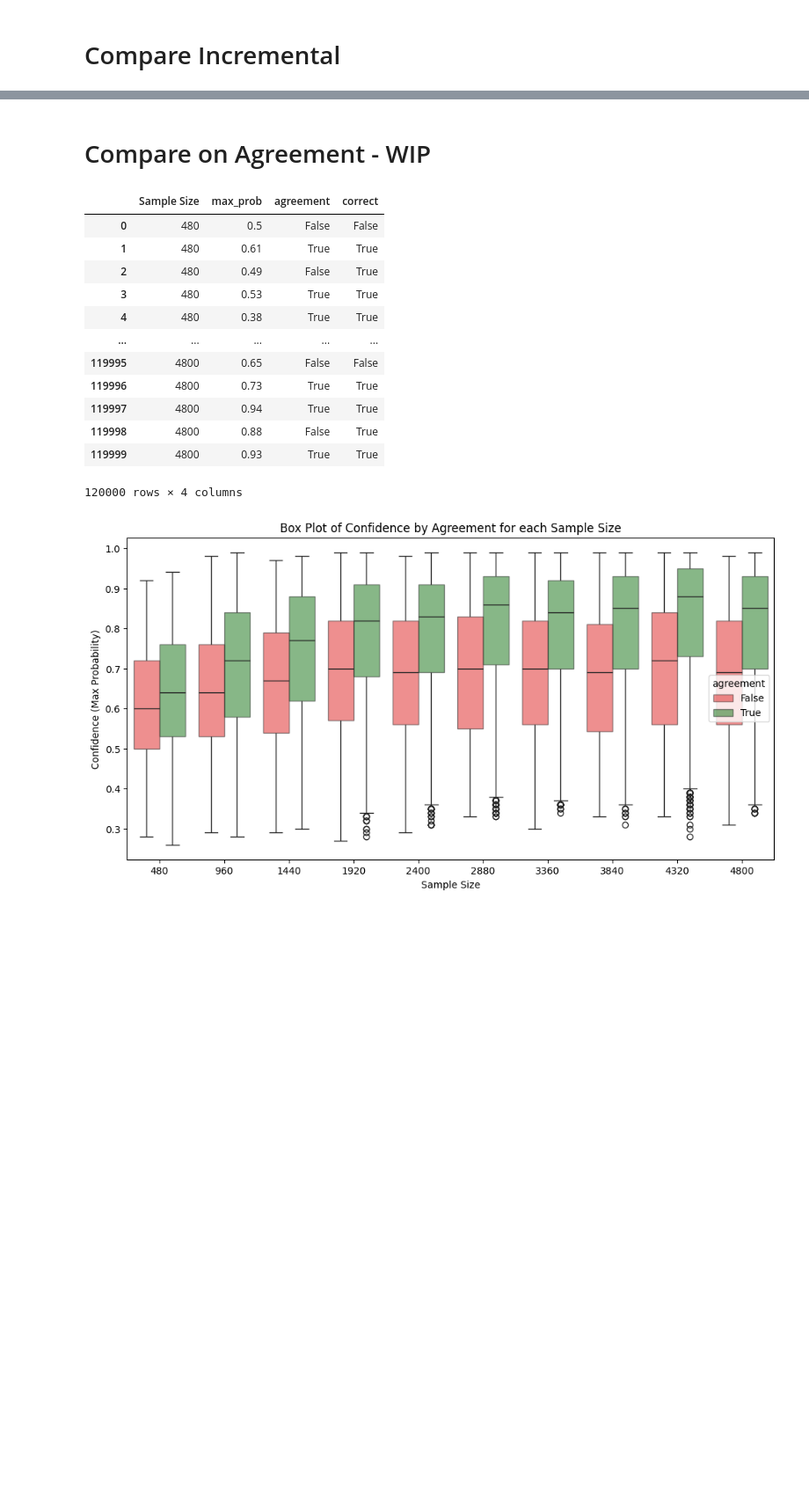
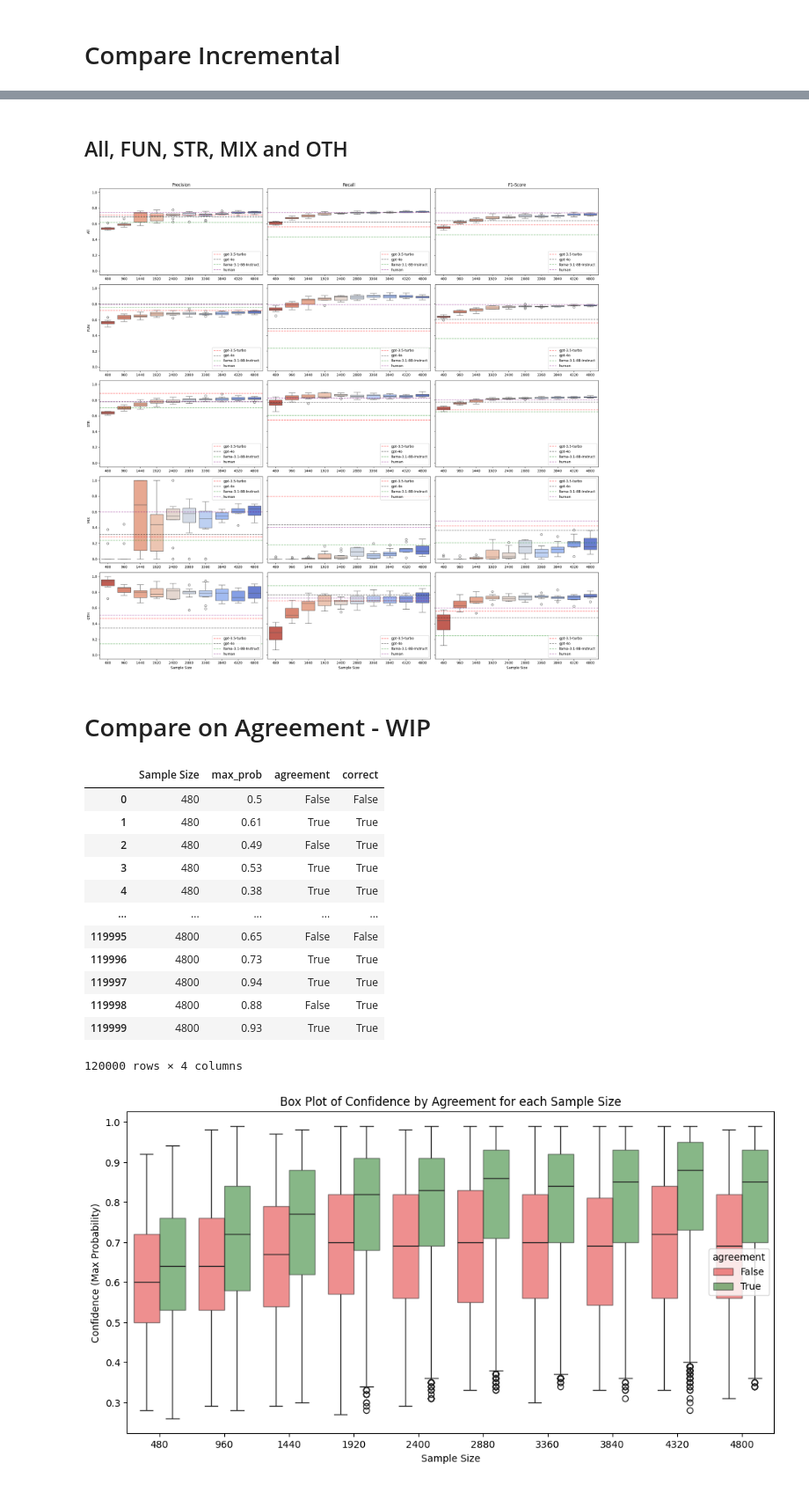
Before and after one commit to Marco-Consoloni/patent-sentence-classification, a Jupyter notebook: evaluate_incremental.ipynb, the cells around one changed output, grey strips where cells are left out. Shown at 88% size. Saved outputs shown, nothing was run; the diff lists cells and outputs as text; code cells hidden in the pictures; blank space fills up the shorter version.

```diff
--- a/evaluate_incremental.ipynb
+++ b/evaluate_incremental.ipynb
@@ -164,3 +146,76 @@ plt.show()
+# %% [markdown]
+## All, FUN, STR, MIX and OTH
+# %%
+df_compare = pd.read_excel('/home/fantoni/patent-sentence-classification/results/comparison_table_classification_new.xlsx')
+
+rows = 5 # All, FUN, STR, MIX, OTH
+cols = 3 # Precision, Recall, F1
+fig, axes = plt.subplots(rows, cols, figsize=(7 * cols, 4 * rows), sharey=True)
+
+y_min = -0.05
+y_max = 1.05
+
+for row_idx, mode in enumerate(['All', 'FUN', 'STR', 'MIX', 'OTH']):
+
+    # Get model metrics
+    # Precision
+    gpt35_precision = df_compare.query(f"model=='gpt-3.5-turbo'")[f'precision_{mode}'].iloc[0]
+    gpt4_precision = df_compare.query(f"model=='gpt-4o'")[f'precision_{mode}'].iloc[0]
+    llama_precision = df_compare.query(f"model=='Llama-3.1-8B-Instruct'")[f'precision_{mode}'].iloc[0]
+    human_precision = df_compare.query(f"model=='human' ")[f'precision_{mode}'].iloc[0]
+
+    # Recall
+    gpt35_recall = df_compare.query(f"model=='gpt-3.5-turbo'")[f'recall_{mode}'].iloc[0]
+    gpt4_recall = df_compare.query(f"model=='gpt-4o'")[f'recall_{mode}'].iloc[0]
+    llama_recall = df_compare.query(f"model=='Llama-3.1-8B-Instruct'")[f'recall_{mode}'].iloc[0]
+    human_recall = df_compare.query(f"model=='human' ")[f'recall_{mode}'].iloc[0]
+
+    # F1
+    gpt35_f1 = df_compare.query(f"model=='gpt-3.5-turbo'")[f'f1_{mode}'].iloc[0]
+    gpt4_f1 = df_compare.query(f"model=='gpt-4o'")[f'f1_{mode}'].iloc[0]
+    llama_f1 = df_compare.query(f"model=='Llama-3.1-8B-Instruct'")[f'f1_{mode}'].iloc[0]
+    human_f1 = df_compare.query(f"model=='human' ")[f'f1_{mode}'].iloc[0]
+
+    # Precision
+    sns.boxplot(x="Sample Size", y=f"Precision_{mode}", palette="coolwarm_r", data=results_df, ax=axes[row_idx, 0])
+    axes[row_idx, 0].set_title('Precision') if row_idx == 0 else axes[row_idx, 0].set_title('')
+    axes[row_idx, 0].set_xlabel('Sample Size') if row_idx == 4 else axes[row_idx, 0].set_xlabel('')
+    axes[row_idx, 0].set_ylim(y_min, y_max)
+    axes[row_idx, 0].set_ylabel(mode)
+    axes[row_idx, 0].axhline(y=gpt35_precision, color='red', linestyle='--', linewidth=1.5, label="gpt-3.5-turbo", alpha=0.5)
+    axes[row_idx, 0].axhline(y=gpt4_precision, color='black', linestyle='--', linewidth=1.5, label="gpt-4o", alpha=0.5)
+    axes[row_idx, 0].axhline(y=llama_precision, color='green', linestyle='--', linewidth=1.5, label="llama-3.1-8B-Instruct", alpha=0.5)
+    axes[row_idx, 0].axhline(y=human_precision, color='purple', linestyle='--', linewidth=1.5, label="human", alpha=0.5)
+    axes[row_idx, 0].legend(loc="lower right") if mode != 'MIX' else axes[row_idx, 0].legend(loc="upper right")
+
+    # Recall
+    sns.boxplot(x="Sample Size", y=f"Recall_{mode}", palette="coolwarm_r", data=results_df, ax=axes[row_idx, 1])
+    axes[row_idx, 1].set_title('Recall') if row_idx == 0 else axes[row_idx, 1].set_title('')
+    axes[row_idx, 1].set_xlabel('Sample Size') if row_idx == 4 else axes[row_idx, 1].set_xlabel('')
+    axes[row_idx, 1].set_ylim(y_min, y_max)
+    axes[row_idx, 1].set_ylabel('')
+    axes[row_idx, 1].axhline(y=gpt35_recall, color='red', linestyle='--', linewidth=1.5, label="gpt-3.5-turbo", alpha=0.5)
+    axes[row_idx, 1].axhline(y=gpt4_recall, color='black', linestyle='--', linewidth=1.5, label="gpt-4o", alpha=0.5)
+    axes[row_idx, 1].axhline(y=llama_recall, color='green', linestyle='--', linewidth=1.5, label="llama-3.1-8B-Instruct", alpha=0.5)
+    axes[row_idx, 1].axhline(y=human_recall, color='purple', linestyle='--', linewidth=1.5, label="human", alpha=0.5)
+    axes[row_idx, 1].legend(loc="lower right") if mode != 'MIX' else axes[row_idx, 1].legend(loc="upper right")
+
+    # F1-Score
+    sns.boxplot(x="Sample Size", y=f'F1-Score_{mode}', palette="coolwarm_r", data=results_df, ax=axes[row_idx, 2])
+    axes[row_idx, 2].set_title('F1-Score') if row_idx == 0 else axes[row_idx, 2].set_title('')
+    axes[row_idx, 2].set_xlabel('Sample Size') if row_idx == 4 else axes[row_idx, 2].set_xlabel('')
+    axes[row_idx, 2].set_ylim(y_min, y_max)
+    axes[row_idx, 2].set_ylabel('')
+    axes[row_idx, 2].axhline(y=gpt35_f1, color='red', linestyle='--', linewidth=1.5, label="gpt-3.5-turbo", alpha=0.5)
+    axes[row_idx, 2].axhline(y=gpt4_f1, color='black', linestyle='--', linewidth=1.5, label="gpt-4o", alpha=0.5)
+    axes[row_idx, 2].axhline(y=llama_f1, color='green', linestyle='--', linewidth=1.5, label="llama-3.1-8B-Instruct", alpha=0.5)
+    axes[row_idx, 2].axhline(y=human_f1, color='purple', linestyle='--', linewidth=1.5, label="human", alpha=0.5)
+    axes[row_idx, 2].legend(loc="lower right") if mode != 'MIX' else axes[row_idx, 2].legend(loc="upper right")
+
+plt.tight_layout()
+plt.show()
+# %% [output]
+[figure, added]
 # %% [markdown]
 # Compare on Agreement - WIP
 # %%
```
Also changed, not shown: parts of 6 cells of this notebook, 2 other files.
